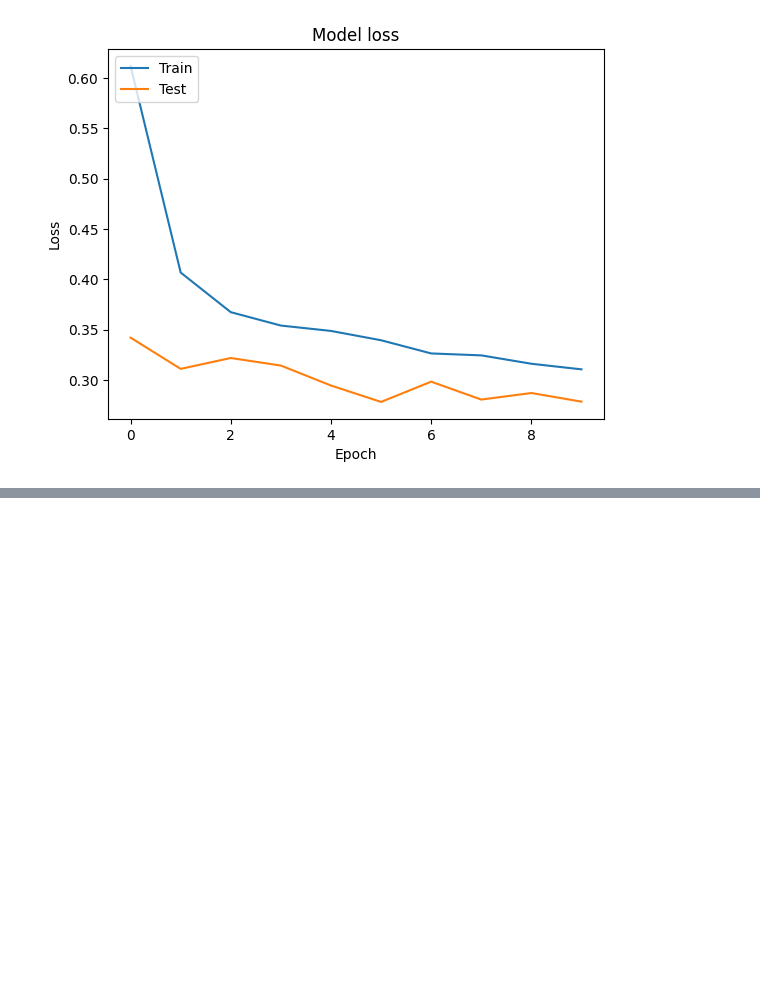
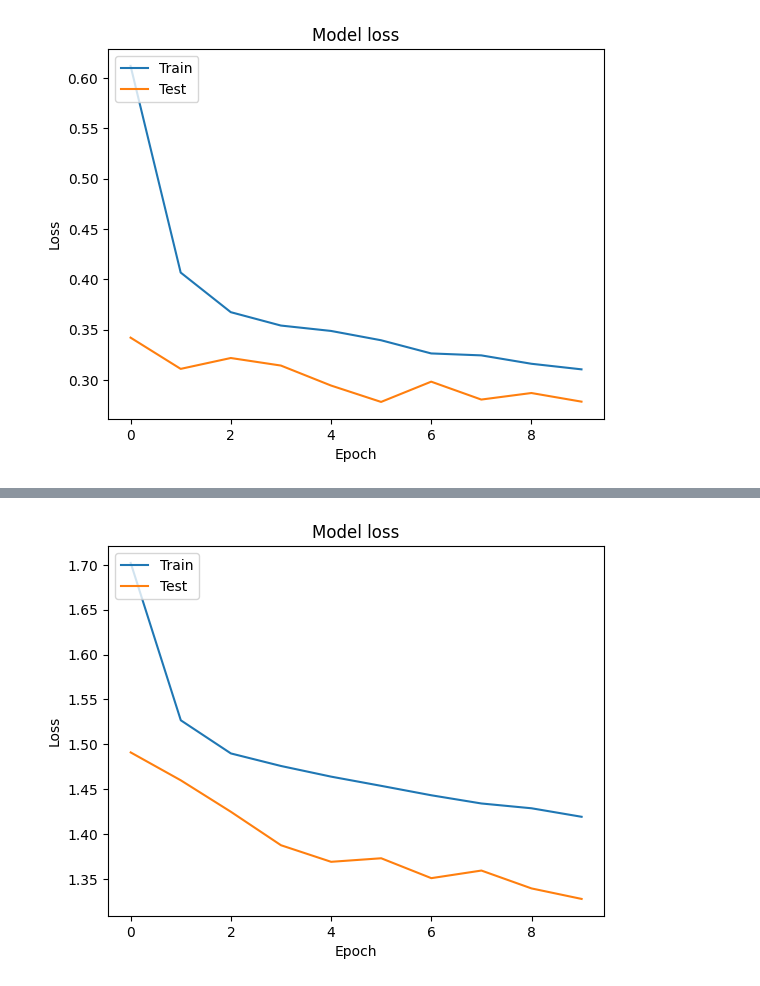
Before and after one commit to kale-sahil/intel-image-classification, a Jupyter notebook: Copy_of_Intel_Classification_Dataset.ipynb, the cells around one changed output, grey strips where cells are left out. Cells and saved outputs as stored; diff of their text form; code cells hidden in the pictures; blank space fills up the shorter version.

```diff
--- a/Copy_of_Intel_Classification_Dataset.ipynb
+++ b/Copy_of_Intel_Classification_Dataset.ipynb
@@ -908,0 +990,4 @@ model_mob.save("mobilenet_v2.h5")
+# %%
+model_loss(trained__model_vgg)
+# %% [output]
+[figure, added]
```
Also changed, not shown: parts of 10 cells of this notebook.
